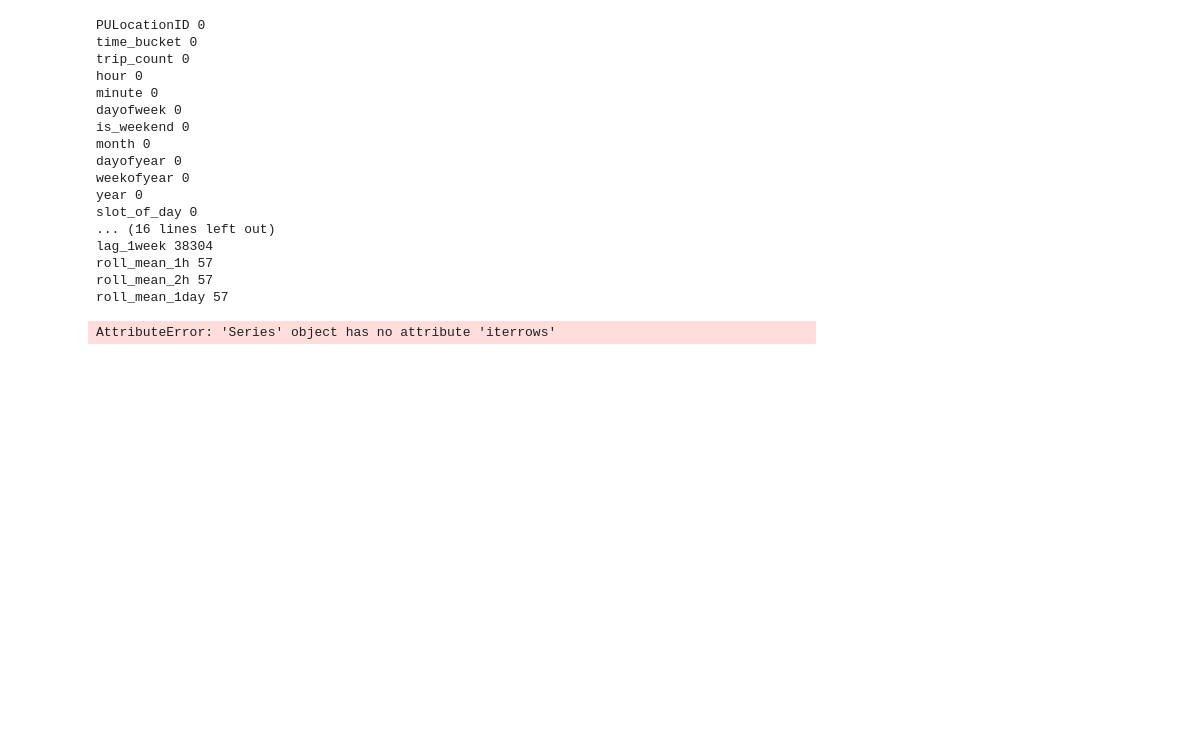
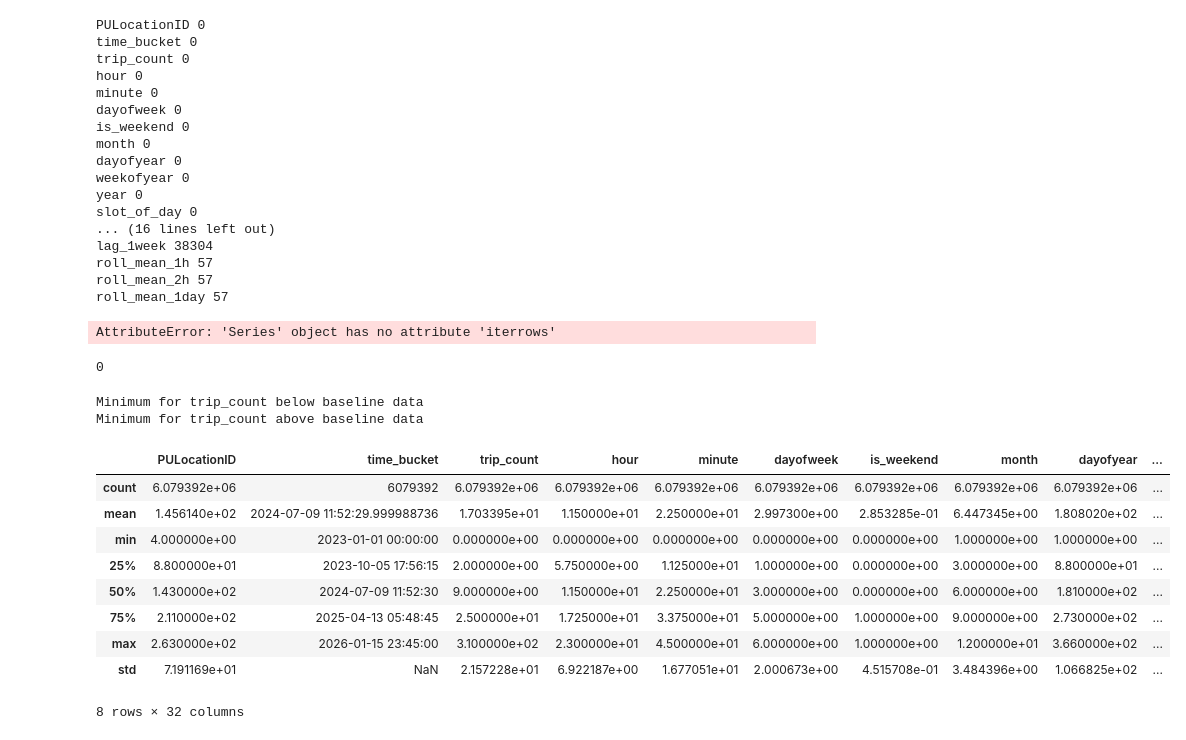
Before and after one commit to auto-d/k8s-taxi, a Jupyter notebook: eda.ipynb, the cells around one changed output. Cells and saved outputs as stored; diff of their text form; code cells hidden in the pictures; blank space fills up the shorter version.

```diff
--- a/eda.ipynb
+++ b/eda.ipynb
@@ -300,3 +305,48 @@ for row in corrupted.isna().sum().iterrows():
     print(row)
 # %% [output]
 AttributeError: 'Series' object has no attribute 'iterrows'
+# %%
+baseline.duplicated().sum()
+# %% [output]
+0
+# %%
+b_stats = baseline.describe()
+key_numeric_cols = [
+    "trip_count",
+    "hour",
+    "minute",
+    "month",
+    "year",
+]
+
+n_stats = corrupted.describe()
+
+for col in key_numeric_cols:
+
+    if not hasattr(n_stats, col):
+        print(f"Missing key column: {col}")
+        continue
+
+    min = b_stats[col]['min']
+    if n_stats[col]['min'] < min:
+        print(f"Minimum for {col} below baseline data")
+
+    max = b_stats[col]['max']
+    if n_stats[col]['max'] > max:
+        print(f"Minimum for {col} above baseline data")
+# %% [output]
+Minimum for trip_count below baseline data
+Minimum for trip_count above baseline data
+# %%
+b_stats
+# %% [output]
+|  | PULocationID | time_bucket | trip_count | hour | minute | dayofweek | is_weekend | month | dayofyear | ... |
+| count | 6.079392e+06 | 6079392 | 6.079392e+06 | 6.079392e+06 | 6.079392e+06 | 6.079392e+06 | 6.079392e+06 | 6.079392e+06 | 6.079392e+06 | ... |
+| mean | 1.456140e+02 | 2024-07-09 11:52:29.999988736 | 1.703395e+01 | 1.150000e+01 | 2.250000e+01 | 2.997300e+00 | 2.853285e-01 | 6.447345e+00 | 1.808020e+02 | ... |
+| min | 4.000000e+00 | 2023-01-01 00:00:00 | 0.000000e+00 | 0.000000e+00 | 0.000000e+00 | 0.000000e+00 | 0.000000e+00 | 1.000000e+00 | 1.000000e+00 | ... |
+| 25% | 8.800000e+01 | 2023-10-05 17:56:15 | 2.000000e+00 | 5.750000e+00 | 1.125000e+01 | 1.000000e+00 | 0.000000e+00 | 3.000000e+00 | 8.800000e+01 | ... |
+| 50% | 1.430000e+02 | 2024-07-09 11:52:30 | 9.000000e+00 | 1.150000e+01 | 2.250000e+01 | 3.000000e+00 | 0.000000e+00 | 6.000000e+00 | 1.810000e+02 | ... |
+| 75% | 2.110000e+02 | 2025-04-13 05:48:45 | 2.500000e+01 | 1.725000e+01 | 3.375000e+01 | 5.000000e+00 | 1.000000e+00 | 9.000000e+00 | 2.730000e+02 | ... |
+| max | 2.630000e+02 | 2026-01-15 23:45:00 | 3.100000e+02 | 2.300000e+01 | 4.500000e+01 | 6.000000e+00 | 1.000000e+00 | 1.200000e+01 | 3.660000e+02 | ... |
+| std | 7.191169e+01 | NaN | 2.157228e+01 | 6.922187e+00 | 1.677051e+01 | 2.000673e+00 | 4.515708e-01 | 3.484396e+00 | 1.066825e+02 | ... |
+8 rows × 32 columns
```
Also changed, not shown: parts of 4 cells of this notebook, 1 other file.
